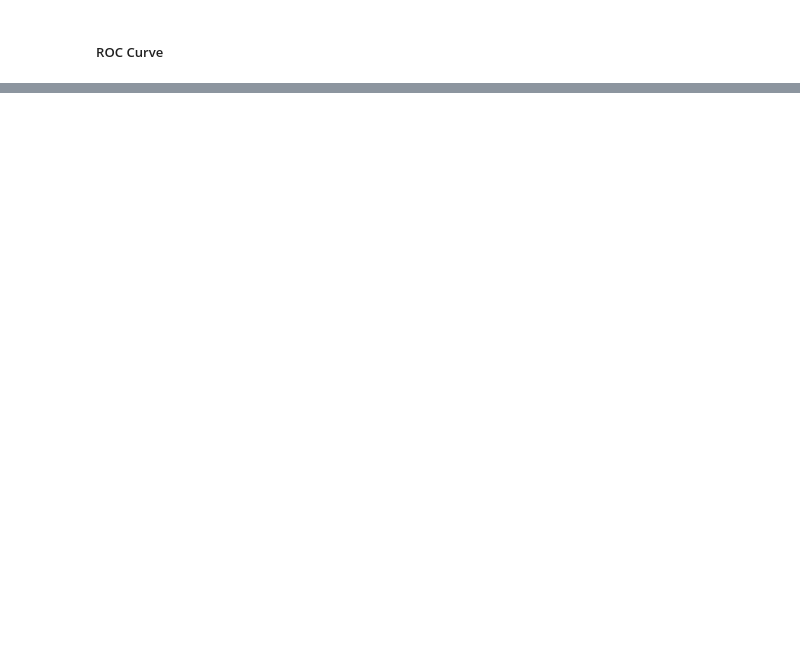
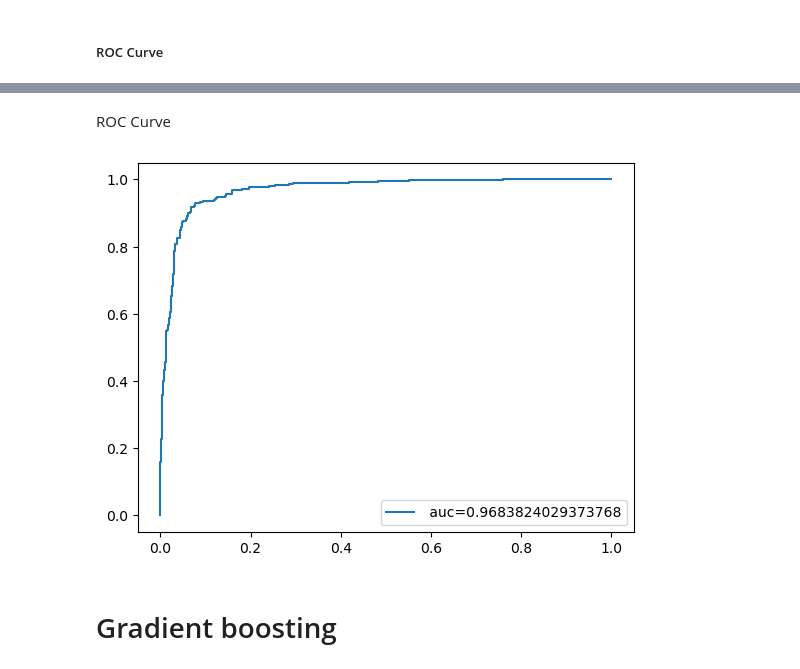
Before and after one commit to ilyasselfourati/Deep_Learning_ZE, a Jupyter notebook: TP1 - Copie.ipynb, the cells around one changed output, grey strips where cells are left out. Drawn from its saved outputs; the diff is of its cells as text; code cells hidden in the pictures; blank space fills up the shorter version.

```diff
--- a/TP1 - Copie.ipynb
+++ b/TP1 - Copie.ipynb
@@ -418,0 +445,25 @@ S
+# %%
+from sklearn.model_selection import GridSearchCV
+#model
+logisticReg = LogisticRegression()
+
+# Grille des hyperparamètres à explorer
+param_grid = {
+    'penalty': ['l1', 'l2'],
+    'C': [0.1, 1.0, 10.0],
+    'solver': ['liblinear'],
+    'max_iter': [500, 1000]
+}
+
+# Création de l'objet GridSearchCV
+grid_search = GridSearchCV(estimator=logistic_model, param_grid=param_grid, cv=6, scoring='accuracy')
+
+# Exécution de la recherche par grille avec validation croisée
+grid_search.fit(X_train, y_train)
+
+# Récupération des meilleurs hyperparamètres et du meilleur score
+best_params = grid_search.best_params_
+best_score = grid_search.best_score_
+
+print("Meilleurs hyperparamètres :", best_params)
+print("Meilleur score obtenu :", best_score)
@@ -418,0 +475,2 @@ S
+# %%
+logistic_model = LogisticRegression(penalty='l1', max_iter=500, solver='liblinear', C=10, random_state=16).fit(X_train, y_train)
@@ -418,0 +512,13 @@ S
+# %% [markdown]
+ROC Curve
+# %%
+y_pred_proba = logistic_model.predict_proba(X_test)[::,1]
+fpr, tpr, _ = metrics.roc_curve(y_test,  y_pred_proba)
+auc = metrics.roc_auc_score(y_test, y_pred_proba)
+plt.plot(fpr,tpr,label=" auc="+str(auc))
+plt.legend(loc=4)
+plt.show()
+# %% [output]
+[figure, added]
+# %% [markdown]
+# Gradient boosting
```
Also changed, not shown: parts of 29 cells of this notebook, 1 other file.
